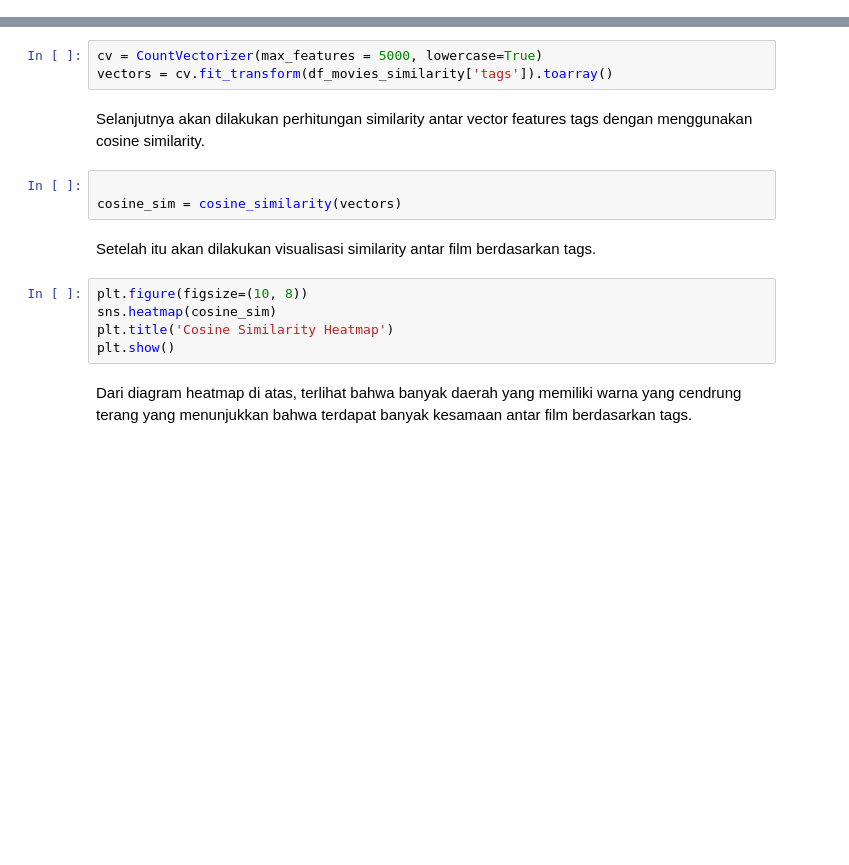
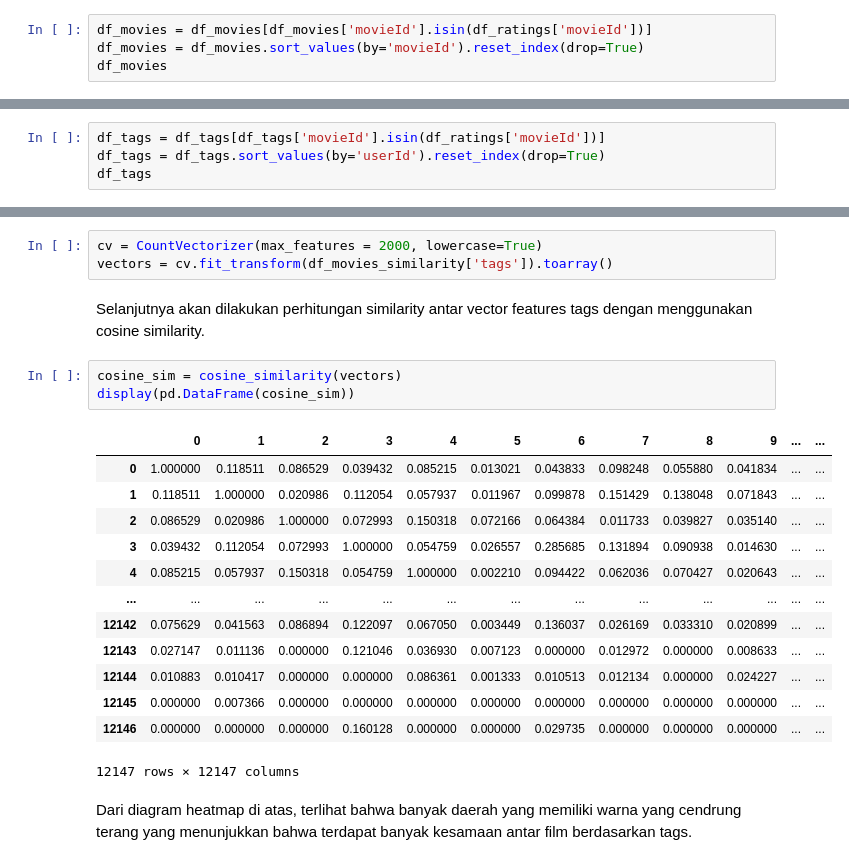
Before and after one commit to mausneg/Movie-Lens-Recommendation-System, a Jupyter notebook: submission.ipynb, the cells around one changed output, grey strips where cells are left out. Cells and saved outputs as stored; diff of their text form; blank space fills up the shorter version.

```diff
--- a/submission.ipynb
+++ b/submission.ipynb
@@ -120,0 +301,4 @@ Dari histogram di atas, grafik terlihat left-skewed yang menunjukkan bahwa mayor
+# %%
+df_movies = df_movies[df_movies['movieId'].isin(df_ratings['movieId'])]
+df_movies = df_movies.sort_values(by='movieId').reset_index(drop=True)
+df_movies
@@ -120,0 +319,4 @@ Dari histogram di atas, grafik terlihat left-skewed yang menunjukkan bahwa mayor
+# %%
+df_tags = df_tags[df_tags['movieId'].isin(df_ratings['movieId'])]
+df_tags = df_tags.sort_values(by='userId').reset_index(drop=True)
+df_tags
@@ -280,20 +632,27 @@ Tahap selanjutnya yaitu membuat sistem rekomendasi film berdasarkan konten. Pada
 # %% [markdown]
 Pada perhitungan similarity antar film berdasarkan genres dan tag, akan digunakan cosine similarity. Hal ini dilakukan karena cosine similarity dapat mengukur kesamaan antar film berdasarkan genres dan tag. Tetapi sebelum itu, akan dilakukan ekstraksi data tags dengan menggunakan CountVectorizer. Dengan menggunakan CountVectorizer, akan dihitung frekuensi kemunculan setiap kata pada kolom tags.
 # %%
-cv = CountVectorizer(max_features = 5000, lowercase=True)
+cv = CountVectorizer(max_features = 2000, lowercase=True)
 vectors = cv.fit_transform(df_movies_similarity['tags']).toarray()
 # %% [markdown]
 Selanjutnya akan dilakukan perhitungan similarity antar vector features tags dengan menggunakan cosine similarity.
-# %%
-
-cosine_sim = cosine_similarity(vectors)
-# %% [markdown]
-Setelah itu akan dilakukan visualisasi similarity antar film berdasarkan tags.
-# %%
-plt.figure(figsize=(10, 8))
-sns.heatmap(cosine_sim)
-plt.title('Cosine Similarity Heatmap')
-plt.show()
+# %%
+cosine_sim = cosine_similarity(vectors)
+display(pd.DataFrame(cosine_sim))
+# %% [output]
+|  | 0 | 1 | 2 | 3 | 4 | 5 | 6 | 7 | 8 | 9 | ... | ... |
+| 0 | 1.000000 | 0.118511 | 0.086529 | 0.039432 | 0.085215 | 0.013021 | 0.043833 | 0.098248 | 0.055880 | 0.041834 | ... | ... |
+| 1 | 0.118511 | 1.000000 | 0.020986 | 0.112054 | 0.057937 | 0.011967 | 0.099878 | 0.151429 | 0.138048 | 0.071843 | ... | ... |
+| 2 | 0.086529 | 0.020986 | 1.000000 | 0.072993 | 0.150318 | 0.072166 | 0.064384 | 0.011733 | 0.039827 | 0.035140 | ... | ... |
+| 3 | 0.039432 | 0.112054 | 0.072993 | 1.000000 | 0.054759 | 0.026557 | 0.285685 | 0.131894 | 0.090938 | 0.014630 | ... | ... |
+| 4 | 0.085215 | 0.057937 | 0.150318 | 0.054759 | 1.000000 | 0.002210 | 0.094422 | 0.062036 | 0.070427 | 0.020643 | ... | ... |
+| ... | ... | ... | ... | ... | ... | ... | ... | ... | ... | ... | ... | ... |
+| 12142 | 0.075629 | 0.041563 | 0.086894 | 0.122097 | 0.067050 | 0.003449 | 0.136037 | 0.026169 | 0.033310 | 0.020899 | ... | ... |
+| 12143 | 0.027147 | 0.011136 | 0.000000 | 0.121046 | 0.036930 | 0.007123 | 0.000000 | 0.012972 | 0.000000 | 0.008633 | ... | ... |
+| 12144 | 0.010883 | 0.010417 | 0.000000 | 0.000000 | 0.086361 | 0.001333 | 0.010513 | 0.012134 | 0.000000 | 0.024227 | ... | ... |
+| 12145 | 0.000000 | 0.007366 | 0.000000 | 0.000000 | 0.000000 | 0.000000 | 0.000000 | 0.000000 | 0.000000 | 0.000000 | ... | ... |
+| 12146 | 0.000000 | 0.000000 | 0.000000 | 0.160128 | 0.000000 | 0.000000 | 0.029735 | 0.000000 | 0.000000 | 0.000000 | ... | ... |
+12147 rows × 12147 columns
 # %% [markdown]
 Dari diagram heatmap di atas, terlihat bahwa banyak daerah yang memiliki warna yang cendrung terang yang menunjukkan bahwa terdapat banyak kesamaan antar film berdasarkan tags.
 # %% [markdown]
```
Also changed, not shown: parts of 75 cells of this notebook, 8 other files.
